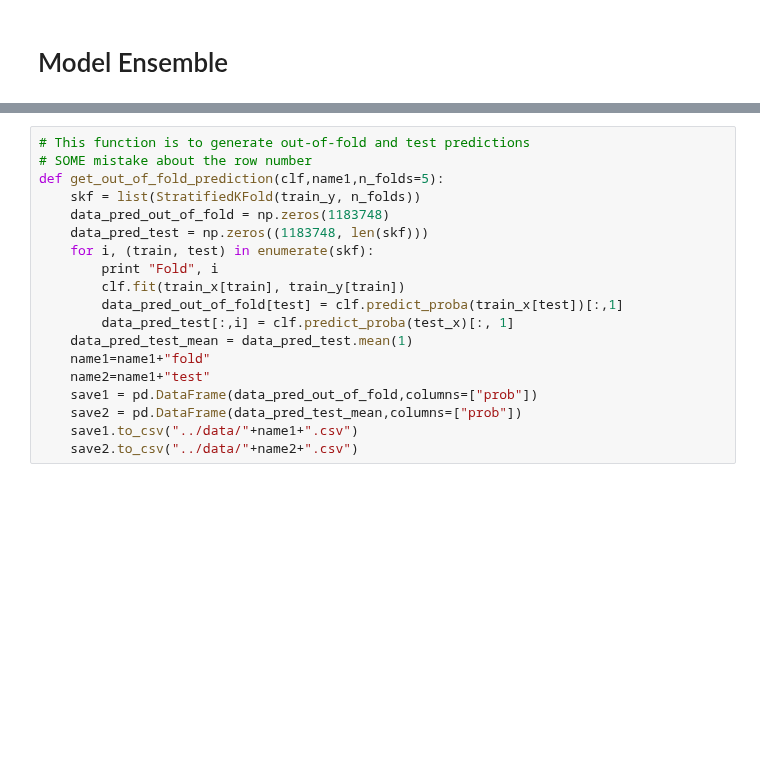
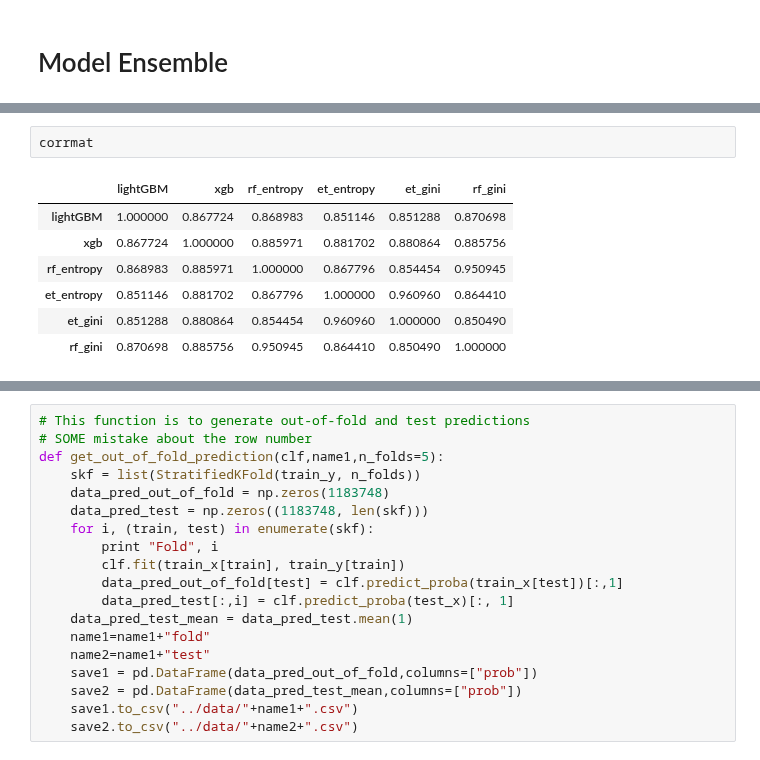
Before and after one commit to yw778/BoschLine, a Jupyter notebook: Main.ipynb, the cells around one changed output, grey strips where cells are left out. Saved outputs shown, nothing was run; the diff lists cells and outputs as text; blank space fills up the shorter version.

```diff
--- a/Main.ipynb
+++ b/Main.ipynb
@@ -1174,0 +1241,10 @@ def random_search_report(clf, param_grid, train_x, nfold=5,n_iter=6):
+# %%
+corrmat
+# %% [output]
+|  | lightGBM | xgb | rf_entropy | et_entropy | et_gini | rf_gini |
+| lightGBM | 1.000000 | 0.867724 | 0.868983 | 0.851146 | 0.851288 | 0.870698 |
+| xgb | 0.867724 | 1.000000 | 0.885971 | 0.881702 | 0.880864 | 0.885756 |
+| rf_entropy | 0.868983 | 0.885971 | 1.000000 | 0.867796 | 0.854454 | 0.950945 |
+| et_entropy | 0.851146 | 0.881702 | 0.867796 | 1.000000 | 0.960960 | 0.864410 |
+| et_gini | 0.851288 | 0.880864 | 0.854454 | 0.960960 | 1.000000 | 0.850490 |
+| rf_gini | 0.870698 | 0.885756 | 0.950945 | 0.864410 | 0.850490 | 1.000000 |
```
Also changed, not shown: parts of 17 cells of this notebook.
